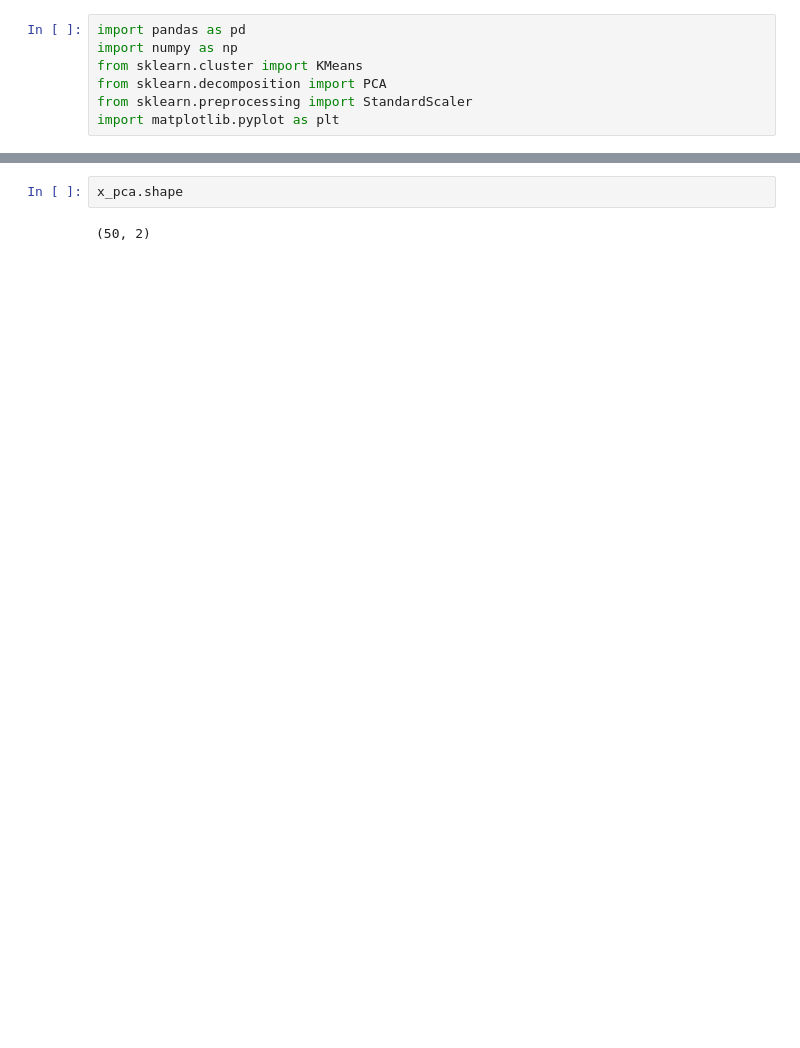
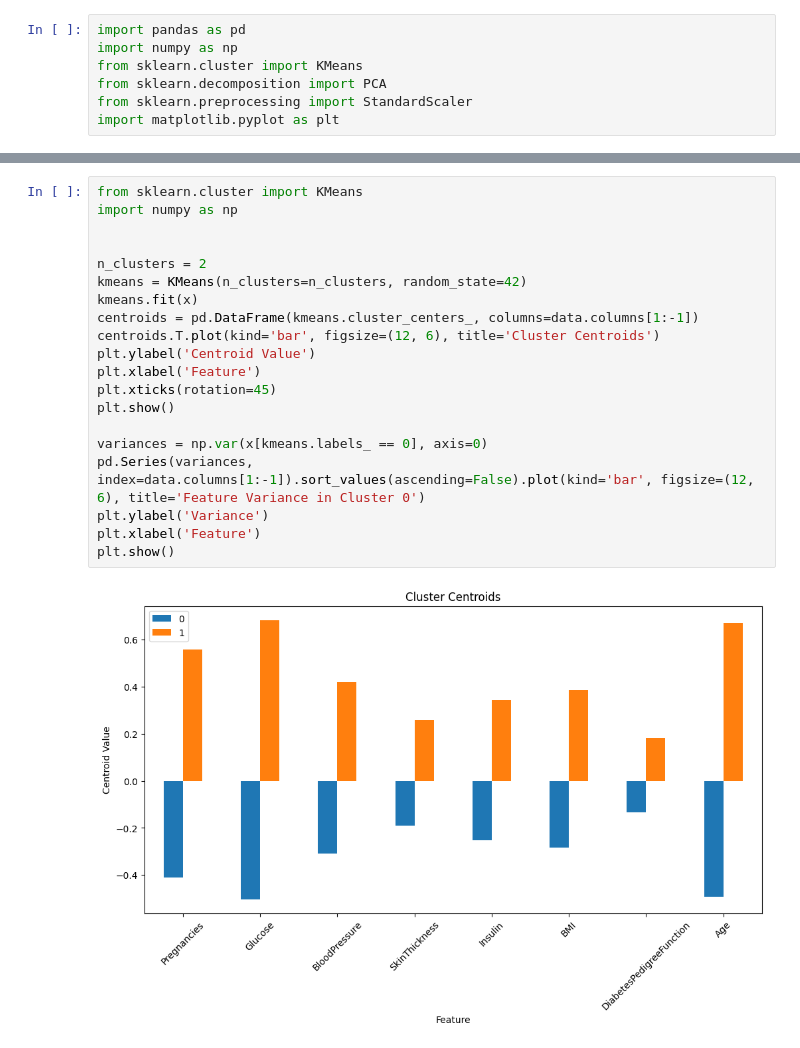
Before and after one commit to denisangel2k2/machine-learning-sp, a Jupyter notebook: Unsupervised/main.ipynb, the cells around one changed output, grey strips where cells are left out. Drawn from its saved outputs; the diff is of its cells as text; blank space fills up the shorter version.

```diff
--- a/Unsupervised/main.ipynb
+++ b/Unsupervised/main.ipynb
@@ -37,4 +32,22 @@ array([0, 1, 0, 1, 1, 1, 2, 1, 0, 1, 1, 2, 2, 1, 0, 1, 1, 1, 1, 1, 0, 2,
-# %%
-x_pca.shape
-# %% [output]
-(50, 2)
+# %%
+from sklearn.cluster import KMeans
+import numpy as np
+
+
+n_clusters = 2
+kmeans = KMeans(n_clusters=n_clusters, random_state=42)
+kmeans.fit(x)
+centroids = pd.DataFrame(kmeans.cluster_centers_, columns=data.columns[1:-1])
+centroids.T.plot(kind='bar', figsize=(12, 6), title='Cluster Centroids')
+plt.ylabel('Centroid Value')
+plt.xlabel('Feature')
+plt.xticks(rotation=45)
+plt.show()
+
+variances = np.var(x[kmeans.labels_ == 0], axis=0)
+pd.Series(variances, index=data.columns[1:-1]).sort_values(ascending=False).plot(kind='bar', figsize=(12, 6), title='Feature Variance in Cluster 0')
+plt.ylabel('Variance')
+plt.xlabel('Feature')
+plt.show()
+# %% [output]
+[figure, added]
```
Also changed, not shown: parts of 4 cells of this notebook.
